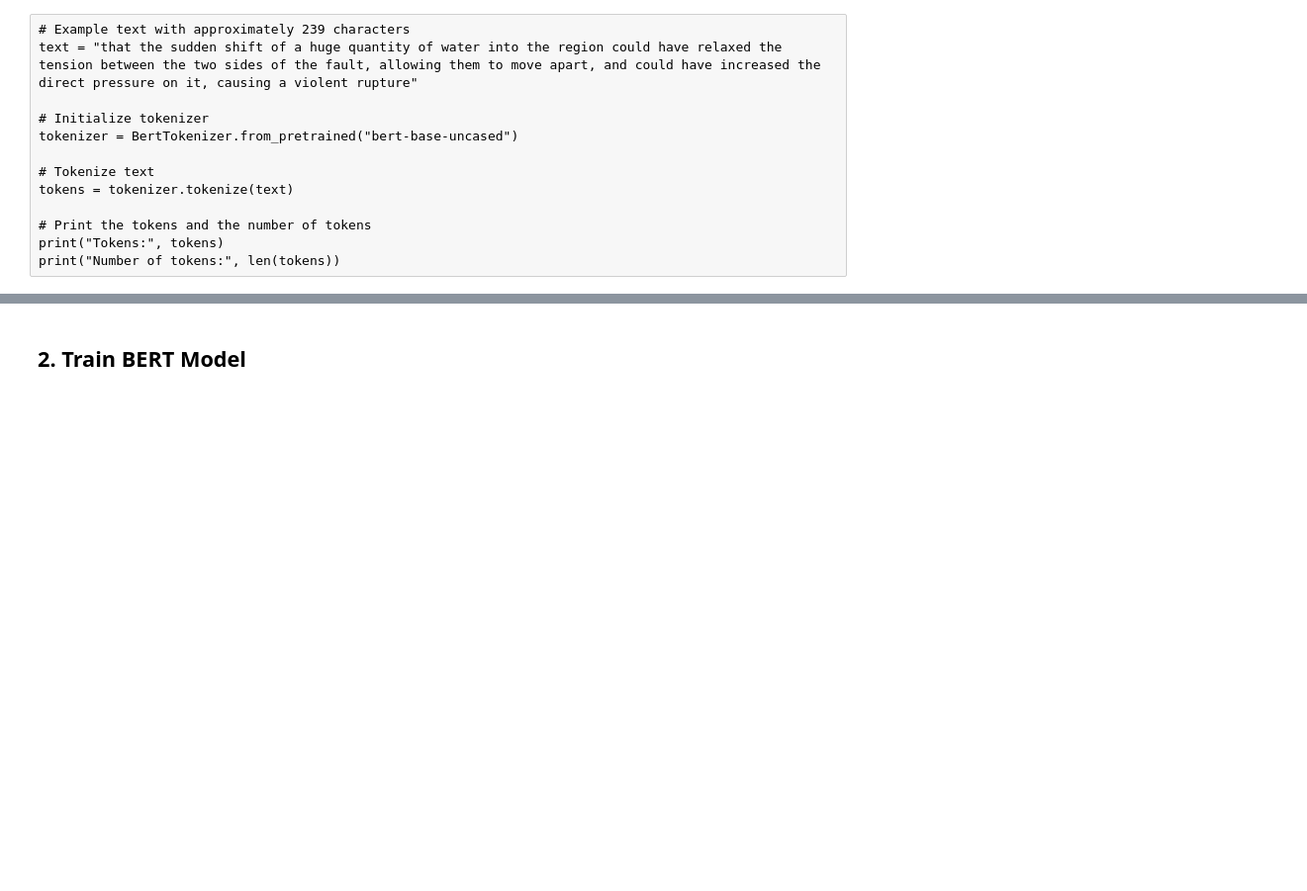
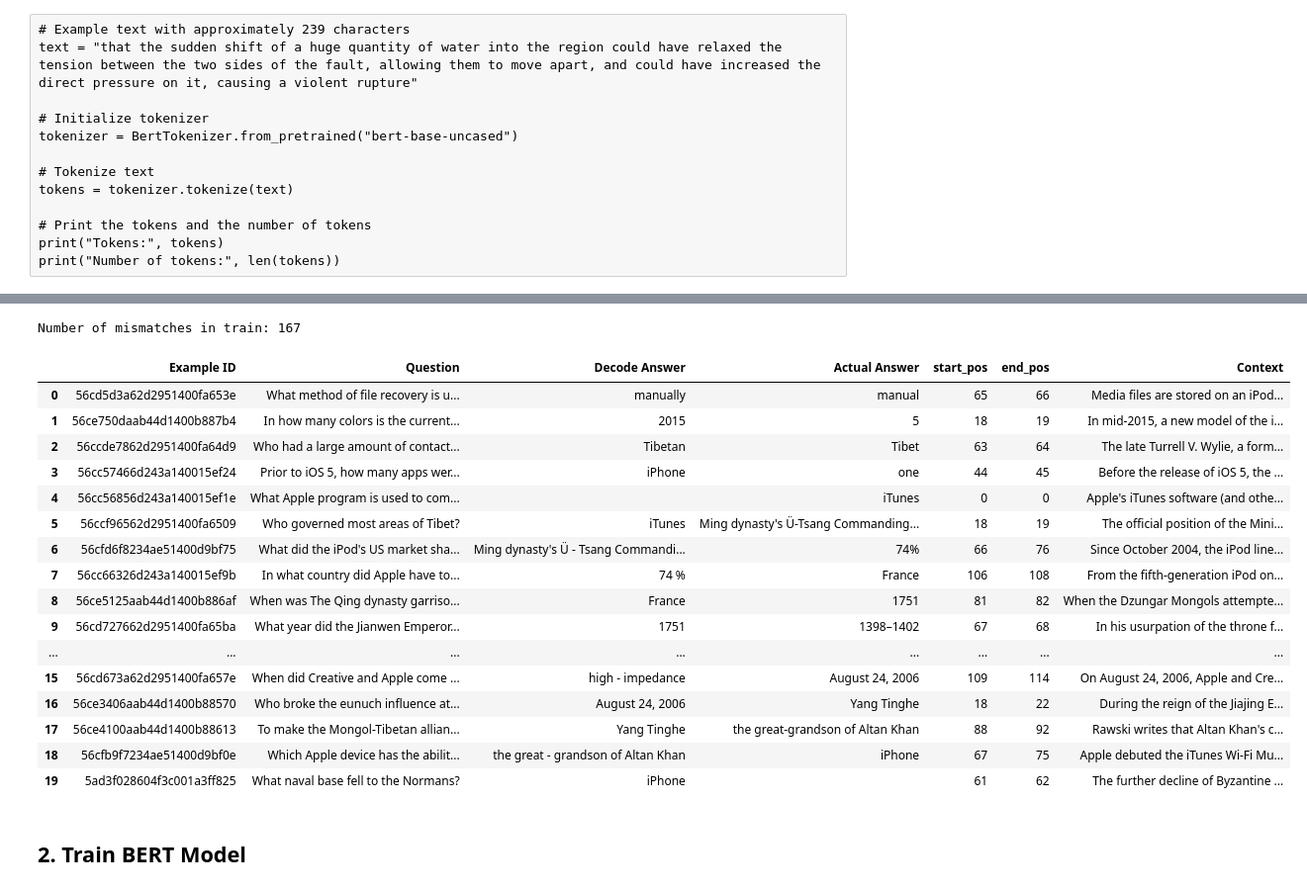
Before and after one commit to zee-zaky/COMPSCI714, a Jupyter notebook: SQUAD Hyperparameters Tuning.ipynb, the cells around one changed output, grey strips where cells are left out. Shown at 99% size. Saved outputs shown, nothing was run; the diff lists cells and outputs as text; code cells hidden in the pictures; blank space fills up the shorter version.

```diff
--- a/SQUAD Hyperparameters Tuning.ipynb
+++ b/SQUAD Hyperparameters Tuning.ipynb
@@ -272,8 +273,8 @@ def preprocess_function(examples):
             start_char = answer["answer_start"][0]
             end_char = answer["answer_start"][0] + len(answer["text"][0])
         else:
-            start_char = 0
-            end_char = 0
+            start_char = -1
+            end_char = -1
         sequence_ids = inputs.sequence_ids(i)
 
         # Find the start and end of the context
@@ -283,7 +284,7 @@ def preprocess_function(examples):
         context_start = idx
         while sequence_ids[idx] == 1:
             idx += 1
-        context_end = idx - 1
+        context_end = idx
 
         # If the answer is not fully inside the context, label is (0, 0)
         if offset[context_start][0] > start_char or offset[context_end][1] < end_char:
@@ -743,0 +811,13 @@ Validation set size: 11873
+# %%
+## IMPORT RAW DATASET
+
+squad_dataset = load_dataset("squad_v2", split="train[1500:2000]+validation[:100]")
+train_testvalid = squad_dataset.train_test_split(test_size=0.2)
+
+test_valid = train_testvalid['test'].train_test_split(test_size=0.5)
+
+squad_raw = datasets.DatasetDict({
+                                'train': train_testvalid['train'],
+                                'validation': test_valid['train'],
+                                'test': test_valid['test']
+                                })
@@ -805,3 +1007,64 @@ eval_examples =  squad_raw["validation"]
+# %%
+def retrieve_and_compare_answers(dataset, examples, split_type='train'):
+    answer_mismatches = []
+    for i, example in enumerate(examples):
+        # Retrieve stored start and end positions
+        start_pos = dataset[i]['start_positions']
+        end_pos = dataset[i]['end_positions']
+
+        # Fetch the context and calculate predicted answer text
+        context = example['context']
+        question = example['question']
+        answer_text = tokenizer.decode(dataset[i]['input_ids'][start_pos:end_pos])
+
+        # Normalize and compare with actual answer
+        actual_answer = example['answers']['text'][0] if example['answers']['text'] else ""
+        normalized_actual_answer = unidecode(actual_answer.lower().replace(" ", ""))
+        normalized_predicted_answer = unidecode(answer_text.lower().replace(" ", ""))
+
+        if normalized_actual_answer != normalized_predicted_answer:
+            answer_mismatches.append({
+                'Example ID': example['id'],
+                'Question': question,
+                'Decode Answer': answer_text,
+                'Actual Answer': actual_answer,
+                'start_pos':start_pos,
+                'end_pos':end_pos,
+                'Context': context[:200] + '...'  # Truncating context for display purposes
+            })
+
+    # Convert list of dictionaries to DataFrame
+    mismatches_df = pd.DataFrame(answer_mismatches)
+    print(f"Number of mismatches in {split_type}: {len(answer_mismatches)}")
+    return mismatches_df
+
+# Retrieve mismatches for training and validation datasets
+train_mismatches = retrieve_and_compare_answers(train_dataset, squad_raw['train'], 'train')
+# Uncomment and adjust as needed for validation dataset
+#validation_mismatches = retrieve_and_compare_answers(eval_dataset, squad_raw['validation'], 'validation')
+
+# Optionally, display some mismatches in a DataFrame
+display(train_mismatches.head(20))  # Display first 12 mismatches from training
+#display(validation_mismatches.head(3))  # Display first 3 mismatches from validation if needed
+# %% [output]
+Number of mismatches in train: 167
+|  | Example ID | Question | Decode Answer | Actual Answer | start_pos | end_pos | Context |
+| 0 | 56cd5d3a62d2951400fa653e | What method of file recovery is u... | manually | manual | 65 | 66 | Media files are stored on an iPod... |
+| 1 | 56ce750daab44d1400b887b4 | In how many colors is the current... | 2015 | 5 | 18 | 19 | In mid-2015, a new model of the i... |
+| 2 | 56ccde7862d2951400fa64d9 | Who had a large amount of contact... | Tibetan | Tibet | 63 | 64 | The late Turrell V. Wylie, a form... |
+| 3 | 56cc57466d243a140015ef24 | Prior to iOS 5, how many apps wer... | iPhone | one | 44 | 45 | Before the release of iOS 5, the ... |
+| 4 | 56cc56856d243a140015ef1e | What Apple program is used to com... |  | iTunes | 0 | 0 | Apple's iTunes software (and othe... |
+| 5 | 56ccf96562d2951400fa6509 | Who governed most areas of Tibet? | iTunes | Ming dynasty's Ü-Tsang Commanding... | 18 | 19 | The official position of the Mini... |
+| 6 | 56cfd6f8234ae51400d9bf75 | What did the iPod's US market sha... | Ming dynasty's Ü - Tsang Commandi... | 74% | 66 | 76 | Since October 2004, the iPod line... |
+| 7 | 56cc66326d243a140015ef9b | In what country did Apple have to... | 74 % | France | 106 | 108 | From the fifth-generation iPod on... |
+| 8 | 56ce5125aab44d1400b886af | When was The Qing dynasty garriso... | France | 1751 | 81 | 82 | When the Dzungar Mongols attempte... |
+| 9 | 56cd727662d2951400fa65ba | What year did the Jianwen Emperor... | 1751 | 1398–1402 | 67 | 68 | In his usurpation of the throne f... |
+| ... | ... | ... | ... | ... | ... | ... | ... |
+| 15 | 56cd673a62d2951400fa657e | When did Creative and Apple come ... | high - impedance | August 24, 2006 | 109 | 114 | On August 24, 2006, Apple and Cre... |
+| 16 | 56ce3406aab44d1400b88570 | Who broke the eunuch influence at... | August 24, 2006 | Yang Tinghe | 18 | 22 | During the reign of the Jiajing E... |
+| 17 | 56ce4100aab44d1400b88613 | To make the Mongol-Tibetan allian... | Yang Tinghe | the great-grandson of Altan Khan | 88 | 92 | Rawski writes that Altan Khan's c... |
+| 18 | 56cfb9f7234ae51400d9bf0e | Which Apple device has the abilit... | the great - grandson of Altan Khan | iPhone | 67 | 75 | Apple debuted the iTunes Wi-Fi Mu... |
+| 19 | 5ad3f028604f3c001a3ff825 | What naval base fell to the Normans? | iPhone |  | 61 | 62 | The further decline of Byzantine ... |
 # %% [markdown]
 ## 2. Train BERT Model
 # %%
```
Also changed, not shown: parts of 12 cells of this notebook.
